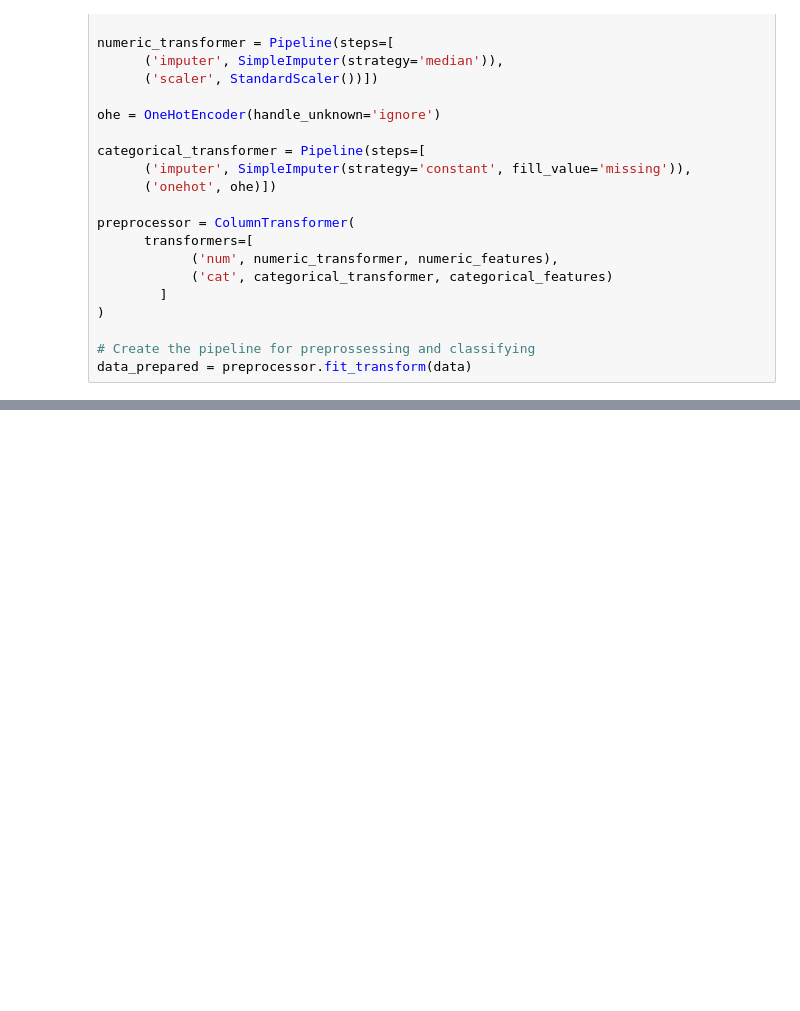
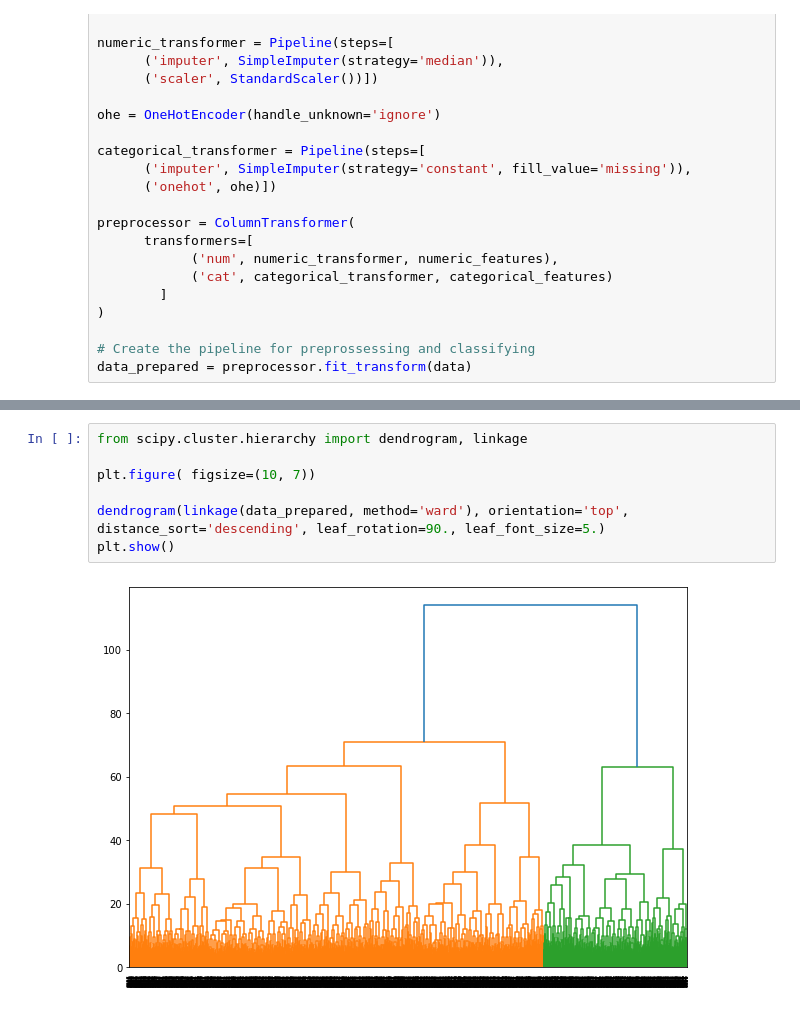
Before and after one commit to Mathieubola/ProjetIA, a Jupyter notebook: Data non-éthique.ipynb.ipynb, the cells around one changed output, grey strips where cells are left out. Cells and saved outputs as stored; diff of their text form; blank space fills up the shorter version.

Commit message:
Add data analysis

```diff
--- a/Data non-éthique.ipynb.ipynb
+++ b/Data non-éthique.ipynb.ipynb
@@ -214,0 +330,9 @@ plt.show()
+# %%
+from scipy.cluster.hierarchy import dendrogram, linkage
+
+plt.figure( figsize=(10, 7))
+
+dendrogram(linkage(data_prepared, method='ward'), orientation='top', distance_sort='descending', leaf_rotation=90., leaf_font_size=5.)
+plt.show()
+# %% [output]
+[figure, added]
```
Also changed, not shown: parts of 18 cells of this notebook.
